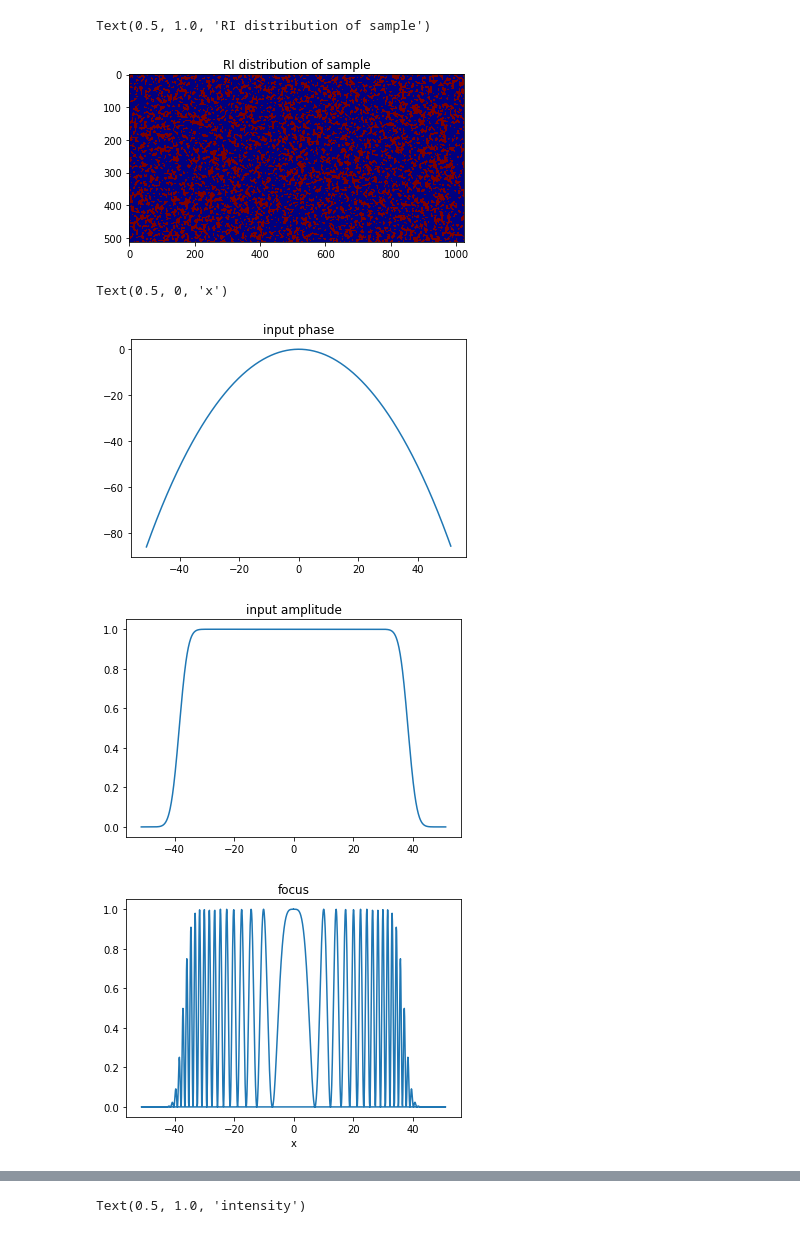
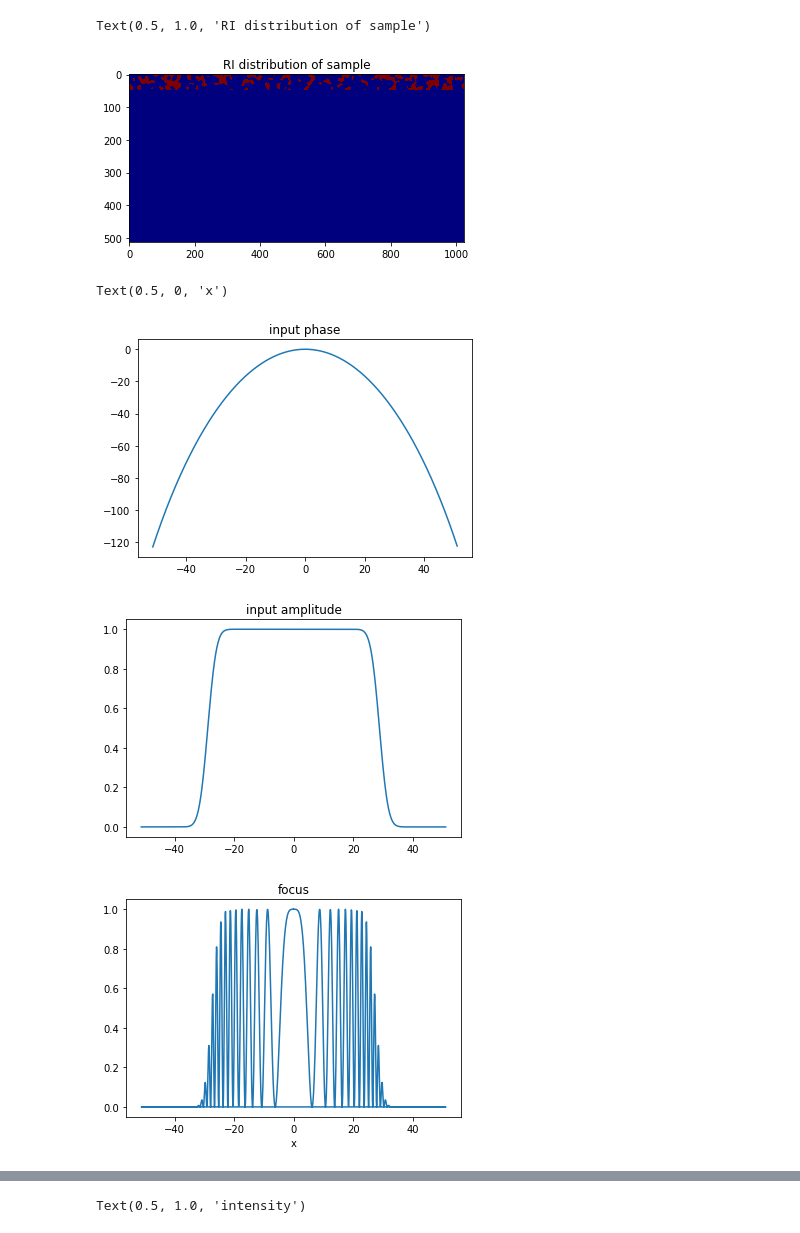
Before and after one commit to PrintRind/Turbid-Media-Propagation-Simulation, a Jupyter notebook: AO test.ipynb, the cells around one changed output, grey strips where cells are left out. Saved outputs shown, nothing was run; the diff lists cells and outputs as text; code cells hidden in the pictures.

```diff
--- a/AO test.ipynb
+++ b/AO test.ipynb
@@ -7,7 +7,7 @@ import matplotlib.pyplot as plt
 #user parameters
 
 N=np.array([512, 1024]) # size of grid z,x
-u=np.array([.2, .1]) #units z, x in lambda
+u=np.array([.15, .1]) #units z, x in lambda
 NA=0.5 #NA of lens
 RI=np.array([1.33, 1.4]) #refractive indices of turbid sample (we assume a binary RI-distribution for simplicity)
 # %%
@@ -24,21 +24,26 @@ kz=np.arange(0,N[0])*uk[0]
 # %%
 #defining random sample
 
 tmp=np.random.random(N) #array of random numbers with dimensions of N
 
 #low-pass filtering of random sample (performed in k-space)
 
 F_tmp=np.fft.fft2(tmp)  #fourier transform random array
-sigma=N/10*u  # 10% of simulation region ~ 5x10 wavelengths in real space
+sigma=N/20*u  # 10% of simulation region ~ 5x10 wavelengths in real space
 F_filter=np.exp(-X**2/sigma[1]**2-(Z-N[0]*u[0]/2)**2/sigma[0]**2) #Gaussian LP filter function
 tmp2=np.fft.fftshift(np.fft.fft2(np.fft.ifftshift(F_filter*F_tmp))) #apply filter, undo shift to center spectrum on zero in k space
                                                                     #2d fft back to lambda space and shift center back to zero
 sample=np.fft.ifftshift((tmp2/np.max(tmp2)>0.1)*(RI[1]-RI[0])+RI[0], 1) #undo shift to center on zero for X axis, and threshold normalized values to >0.1
+
+
+
+#sample[0:50,:]=1.33
+sample[50::,:]=1.33
 plt.imshow(np.real(sample),cmap='jet')   #Plot real part of filtered random refractive indices
 plt.title('RI distribution of sample')
 # %% [output]
 Text(0.5, 1.0, 'RI distribution of sample')
-[figure, old version]
+[figure, new version]
 # %%
 #defining input wavefront: a spherical, converging wave
 
@@ -71,9 +76,9 @@ plt.title('focus')
 plt.xlabel('x')
 # %% [output]
 Text(0.5, 0, 'x')
-[figure, old version]
+[figure, new version]
-[figure, old version]
+[figure, new version]
-[figure, old version]
+[figure, new version]
 # %%
 #defining propagator for each refractive index
 
```
Also changed, not shown: parts of 5 cells of this notebook.
